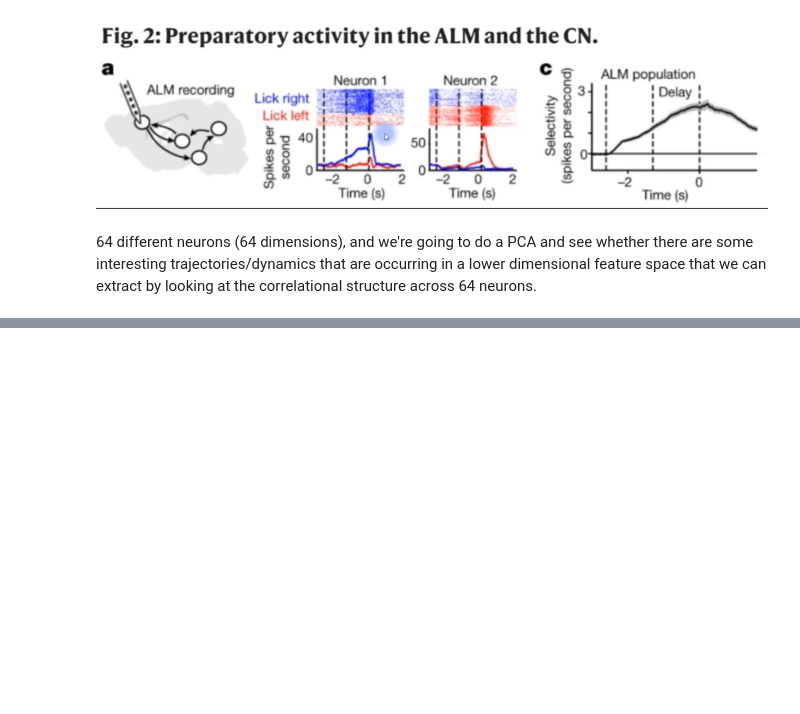
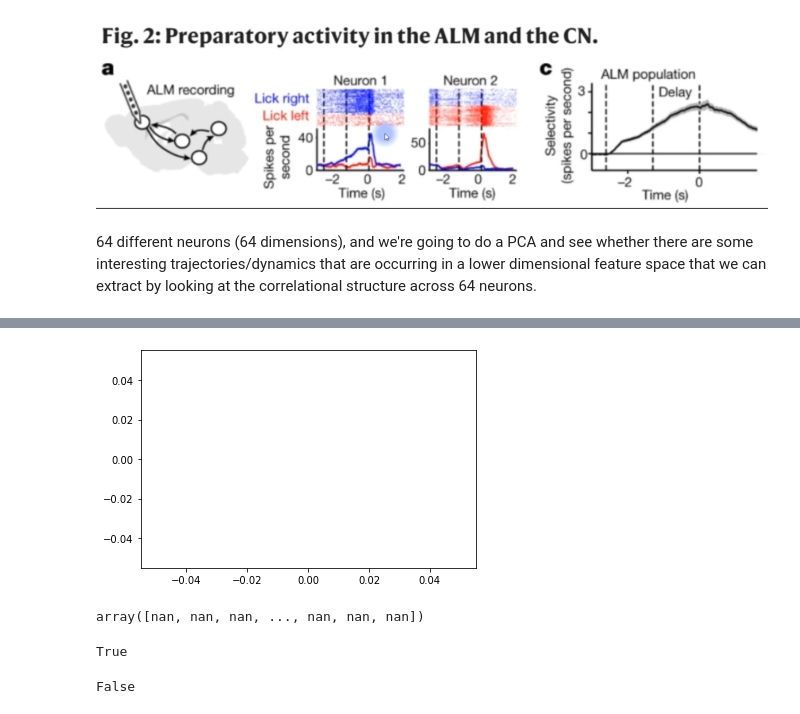
Before and after one commit to dantebarross/scientific-projects-with-python, a Jupyter notebook: Project_4_State_space_trajectories.ipynb, the cells around one changed output, grey strips where cells are left out. Cells and saved outputs as stored; diff of their text form; code cells hidden in the pictures; blank space fills up the shorter version.

```diff
--- a/Project_4_State_space_trajectories.ipynb
+++ b/Project_4_State_space_trajectories.ipynb
@@ -16,0 +82,15 @@ When there is a correlation between variable A and B, PCA try to identify the ax
+# %%
+plt.plot(t, Nopr[380, :]) # let's show row 380 only
+plt.show()
+Nopr[380, :] # NaN
+# %% [output]
+[figure, added]
+array([nan, nan, nan, ..., nan, nan, nan])
+# %%
+np.isfinite(5)
+# %% [output]
+True
+# %%
+np.isfinite(np.nan)
+# %% [output]
+False
```
Also changed, not shown: parts of 34 cells of this notebook.
